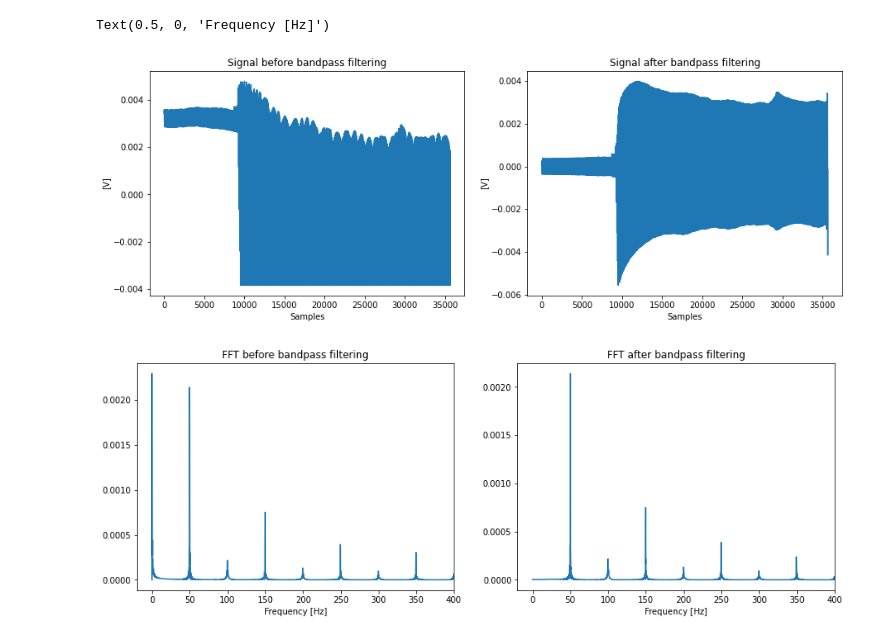
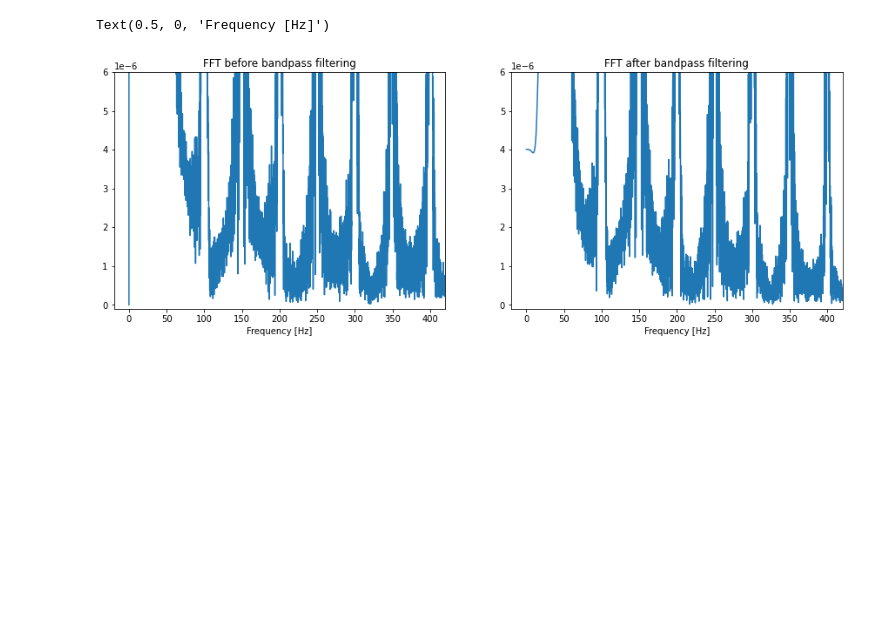
Before and after one commit to kstray/master-thesis-implementation, a Jupyter notebook: emg_processing.ipynb, the cells around one changed output. Saved outputs shown, nothing was run; the diff lists cells and outputs as text; code cells hidden in the pictures; blank space fills up the shorter version.

```diff
--- a/emg_processing.ipynb
+++ b/emg_processing.ipynb
@@ -26,24 +45,11 @@ df.iloc[10:].plot()
 # %%
-# Plot raw EMG signals and FFT
-y = df.channel_5
+# Extract raw EMG signals and find FFT
+y = df.channel_1
 y = y.to_numpy()
-y = y[1000:-3000]           # Remove funky end-effects
+y = y[1000:-3000]
 y = y - y.mean()            # Center around zero
 
 N = len(y)
 T = 1 / sampling_rate
 x = np.linspace(0.0, 1.0/(2.0*T), N//2)
 y_fft = scipy.fftpack.fft(y)
-
-fig = plt.figure(figsize=(15,5))
-plt.subplot(1, 2, 1)
-plt.plot(y)
-# plt.xlim(7000,8000)
-plt.title('Raw signal, mean removed')
-plt.ylabel('[V]')
-plt.xlabel('Samples')
-plt.subplot(1, 2, 2)
-plt.plot(x, 2.0/N * np.abs(y_fft[:N//2]))
-plt.xlim(-10, 800)
-plt.title('FFT of signal')
-plt.xlabel('Frequency [Hz]')
@@ -70,40 +56,27 @@ emd.plotting.plot_imfs(imf, scale_y=True, cmap=True)
 # %%
 # Bandpass filter
 high = 20        # Remove DC-related noise
 low = 400       # EMG harmonics above 400Hz are generally due to noise
 b, a = scipy.signal.butter(4, [high,low], btype='bandpass', fs=sampling_rate)
 y_butter = scipy.signal.filtfilt(b, a, y)
 
 N_butter = len(y_butter)
 x_butter = np.linspace(0.0, 1.0/(2.0*T), N_butter//2)
 y_butter_fft = scipy.fftpack.fft(y_butter)
 
 fig = plt.figure(figsize=(15,5))
 plt.subplot(1, 2, 1)
-plt.plot(y)
-# plt.xlim(7500,10000)
-plt.title('Signal before bandpass filtering')
-plt.ylabel('[V]')
-plt.xlabel('Samples')
-plt.subplot(1, 2, 2)
-plt.plot(y_butter)
-# plt.xlim(7500,10000)
-plt.title('Signal after bandpass filtering')
-plt.ylabel('[V]')
-plt.xlabel('Samples')
-
-fig = plt.figure(figsize=(15,5))
-plt.subplot(1, 2, 1)
 plt.plot(x, 2.0/N * np.abs(y_fft[:N//2]))
-plt.xlim(-20, 400)
+plt.xlim(-20, 420)
+plt.ylim(-1e-7, 6e-6)
 plt.title('FFT before bandpass filtering')
 plt.xlabel('Frequency [Hz]')
 plt.subplot(1, 2, 2)
 plt.plot(x_butter, 2.0/N_butter * np.abs(y_butter_fft[:N_butter//2]))
-plt.xlim(-20, 400)
+plt.xlim(-20, 420)
+plt.ylim(-1e-7, 6e-6)
 plt.title('FFT after bandpass filtering')
 plt.xlabel('Frequency [Hz]')
 # %% [output]
 Text(0.5, 0, 'Frequency [Hz]')
-[figure, old version]
+[figure, new version]
-[figure, removed]
```
Also changed, not shown: parts of 10 cells of this notebook.
